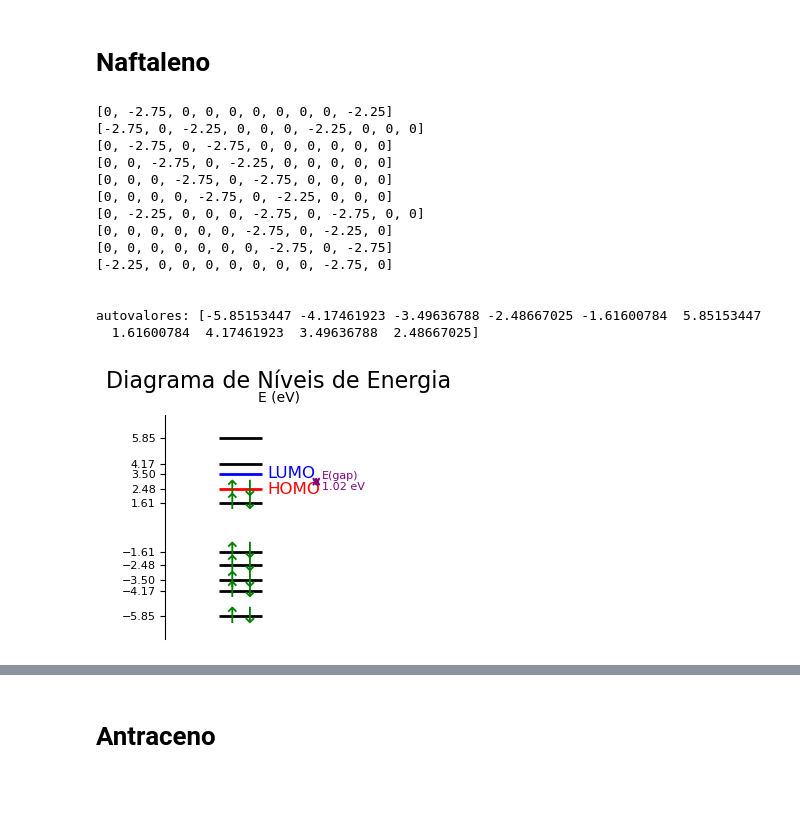
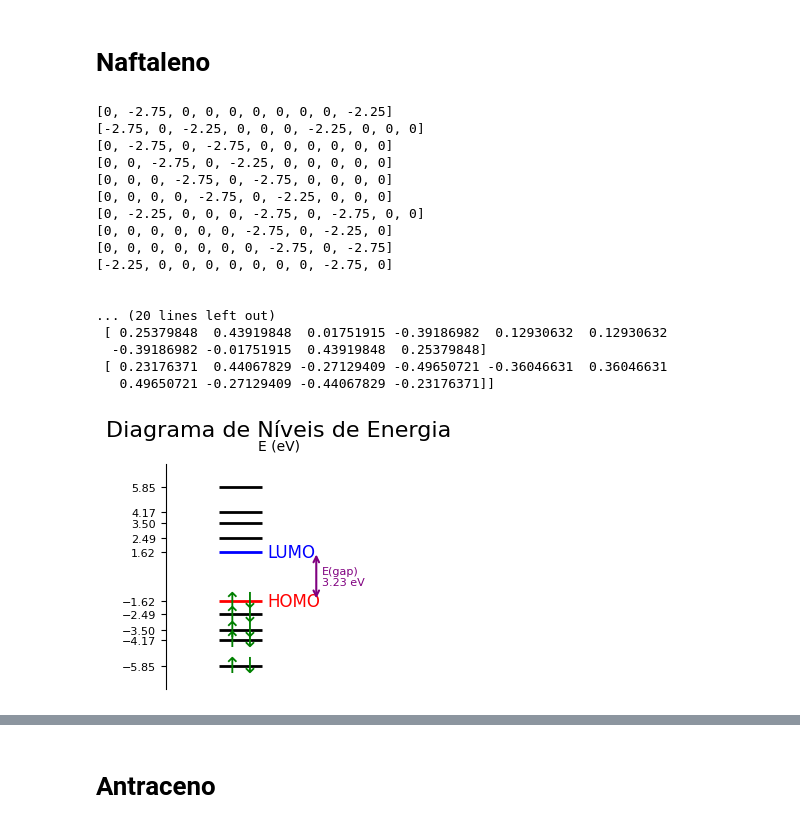
Before and after one commit to enzo-souza/av8, a Jupyter notebook: Untitled-1.ipynb, the cells around one changed output, grey strips where cells are left out. Cells and saved outputs as stored; diff of their text form; code cells hidden in the pictures; blank space fills up the shorter version.

Commit message:
autovetores

```diff
--- a/Untitled-1.ipynb
+++ b/Untitled-1.ipynb
@@ -146,0 +162,11 @@ plt.show()
+# %%
+x = np.arange(n)
+#plt.figure(figsize=(20,8))
+
+for i in range(n):
+    plt.plot(x, autovetores_etileno[:,idx_etileno[i]], marker='o', alpha=0.7, linestyle='-', color='blue')
+    plt.xlabel('x (reta real)')
+    plt.ylabel('Autovetor')
+    plt.title(f'Frequência {autovalores_etileno[idx_etileno[i]]:.3f}')
+    plt.grid(True)
+    plt.show()
@@ -196,11 +225,20 @@ import numpy as np
 import matplotlib.pyplot as plt
 
 # Calcula os autovalores da matriz usando a biblioteca NumPy eig:
-autovalores, autovetores  = np.linalg.eig(matriz)
+autovalores_naftaleno, autovetores_naftaleno  = np.linalg.eig(matriz)
 
-print("autovalores:", autovalores)
+print("autovalores:", autovalores_naftaleno)
 
-[-5.851, -4.174, -3.496, -2.48, -1.61, 1.61, 2.48, 3.496, 4.174, 5.851]
+
+
+
+#Na biblioteca eig, os autovetores são retornados na coluna, então precisamos transpor a matriz de autovetores para obter os autovetores como linhas.
+autovetores_naftaleno.T
+
+idx_naftaleno = autovalores_naftaleno.argsort()
+print('\n',idx_naftaleno)
+print('autovetores',autovetores_naftaleno[:,idx_naftaleno])
+autovetores_naftaleno = np.round(autovetores_naftaleno, decimals=5)
 # %% [output]
 [0, -2.75, 0, 0, 0, 0, 0, 0, 0, -2.25]
 [-2.75, 0, -2.25, 0, 0, 0, -2.25, 0, 0, 0]
@@ -214,8 +252,11 @@ print("autovalores:", autovalores)
 [-2.25, 0, 0, 0, 0, 0, 0, 0, -2.75, 0]
 
 
-autovalores: [-5.85153447 -4.17461923 -3.49636788 -2.48667025 -1.61600784  5.85153447
-  1.61600784  4.17461923  3.49636788  2.48667025]
+... (20 lines left out)
+ [ 0.25379848  0.43919848  0.01751915 -0.39186982  0.12930632  0.12930632
+  -0.39186982 -0.01751915  0.43919848  0.25379848]
+ [ 0.23176371  0.44067829 -0.27129409 -0.49650721 -0.36046631  0.36046631
+   0.49650721 -0.27129409 -0.44067829 -0.23176371]]
 # %%
 import matplotlib.pyplot as plt
 
@@ -226,21 +267,22 @@ import matplotlib.pyplot as plt
 # 1. DADOS DE ENTRADA
 # Coloque aqui a sua lista de energias em eV.
 # Exemplo para o Naftaleno:
-energias = [-5.851, -4.174, -3.496, -2.48, -1.61, 1.61, 2.48, 3.496, 4.174, 5.851]
+#energias = [-5.851, -4.174, -3.496, -2.48, -1.61, 1.61, 2.48, 3.496, 4.174, 5.851]
+
 
 # Número de elétrons pi na molécula
-num_eletrons_pi = 14
+num_eletrons_pi = 10
 
 # =============================================================================
 # --- LÓGICA DO PROGRAMA (Geralmente não precisa alterar) ---
 # =============================================================================
 
 # --- LÓGICA PARA PREENCHER ORBITAIS ---
-energias.sort()
+autovalores_naftaleno.sort()
 eletrons_restantes = num_eletrons_pi
 niveis_ocupados = []
 
-for E in energias:
+for E in autovalores_naftaleno:
     if eletrons_restantes >= 2:
         niveis_ocupados.append({'E': E, 'eletrons': '↑↓'})
         eletrons_restantes -= 2
@@ -250,7 +292,7 @@ for E in energias:
 
 # --- LÓGICA PARA IDENTIFICAR HOMO, LUMO E E(gap) ---
 homo_level = niveis_ocupados[-1]['E']
-lumo_level = min([E for E in energias if E > homo_level])
+lumo_level = min([E for E in autovalores_naftaleno if E > homo_level])
 E_gap = lumo_level - homo_level # <-- NOVO: Cálculo do E(gap)
 
 # --- CONFIGURAÇÃO DO GRÁFICO ---
@@ -259,7 +301,7 @@ fig, ax = plt.subplots(figsize=(3, 3))
 xmin, xmax = 0.8, 1.2
 
 # --- DESENHANDO OS NÍVEIS E ELÉTRONS ---
-for E in energias:
+for E in autovalores_naftaleno:
     cor = 'black'
     label = None
     if E == homo_level:
@@ -279,33 +321,33 @@ for nivel in niveis_ocupados:
 # Posição X para a seta do gap, um pouco à direita do rótulo HOMO/LUMO
 posicao_x_seta = xmax + 0.5
 # Desenha a seta de duas pontas
 ax.annotate('',
             xy=(posicao_x_seta, lumo_level),      # Ponto final da seta (LUMO)
             xytext=(posicao_x_seta, homo_level),  # Ponto inicial da seta (HOMO)
             arrowprops=dict(arrowstyle='<->', color='purple', lw=1.5))
 # Adiciona o texto com o valor do E(gap)
 ax.text(posicao_x_seta + 0.05, (homo_level + lumo_level) / 2,
         f'E(gap)\n{E_gap:.2f} eV',
         ha='left', va='center', color='purple', fontsize=8)
 
 
 # --- CUSTOMIZAÇÃO E EXIBIÇÃO ---
 ax.set_title("Diagrama de Níveis de Energia", fontsize=16, pad=20)
 ax.set_ylabel("E (eV)", fontsize=10, rotation=0, labelpad=20)
 ax.yaxis.set_label_coords(0.5, 1.05)
 ax.get_xaxis().set_visible(False)
 ax.spines['top'].set_visible(False)
 ax.spines['right'].set_visible(False)
 ax.spines['bottom'].set_visible(False)
 
 # Ajusta os limites do eixo X para garantir que a seta e o texto do E(gap) apareçam
 ax.set_xlim(xmin - 0.5, xmax + 1.2)
-ax.set_yticks(energias)
+ax.set_yticks(autovalores_naftaleno)
 ax.tick_params(axis='y', labelsize=8)
 padding = 1.5
-ax.set_ylim(min(energias) - padding, max(energias) + padding)
+ax.set_ylim(min(autovalores_naftaleno) - padding, max(autovalores_naftaleno) + padding)
 
 plt.tight_layout()
 plt.show()
 # %% [output]
-[figure, old version]
+[figure, new version]
```
Also changed, not shown: parts of 10 cells of this notebook.
